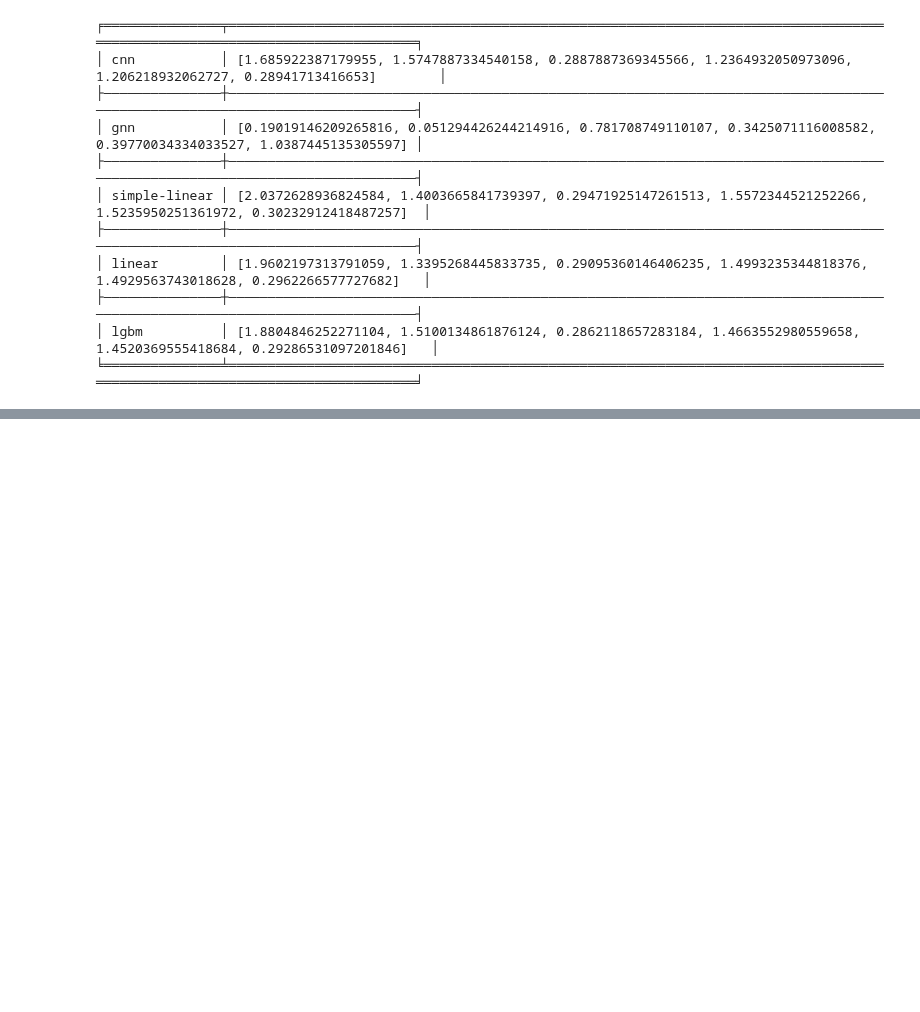
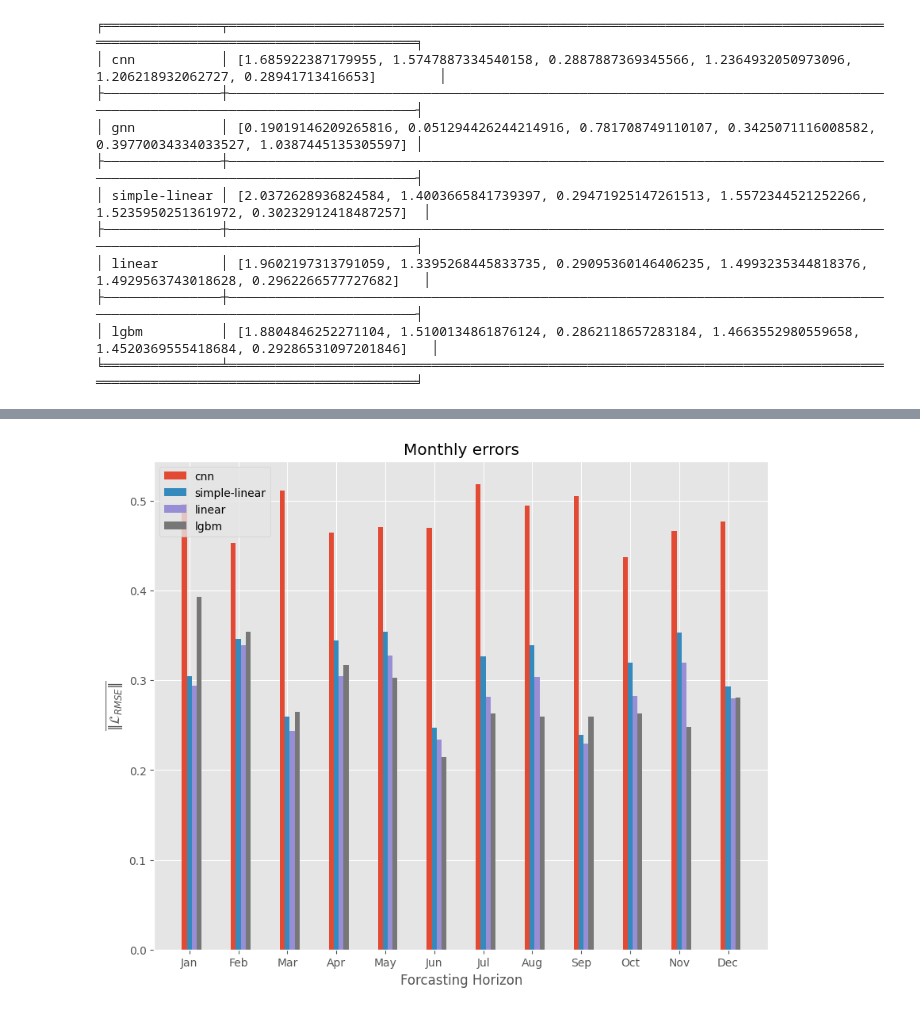
Before and after one commit to iwamaciek/stwp, a Jupyter notebook: hpo/visualisation.ipynb, the cells around one changed output, grey strips where cells are left out. Drawn from its saved outputs; the diff is of its cells as text; code cells hidden in the pictures; blank space fills up the shorter version.

```diff
--- a/hpo/visualisation.ipynb
+++ b/hpo/visualisation.ipynb
@@ -46,0 +50,4 @@ viz.plot_not_normalized_data_sequence(for_features=False
+# %%
+viz.plot_months(one_plot=True)
+# %% [output]
+[figure, added]
```
Also changed, not shown: parts of 2 cells of this notebook, 1 other file.
